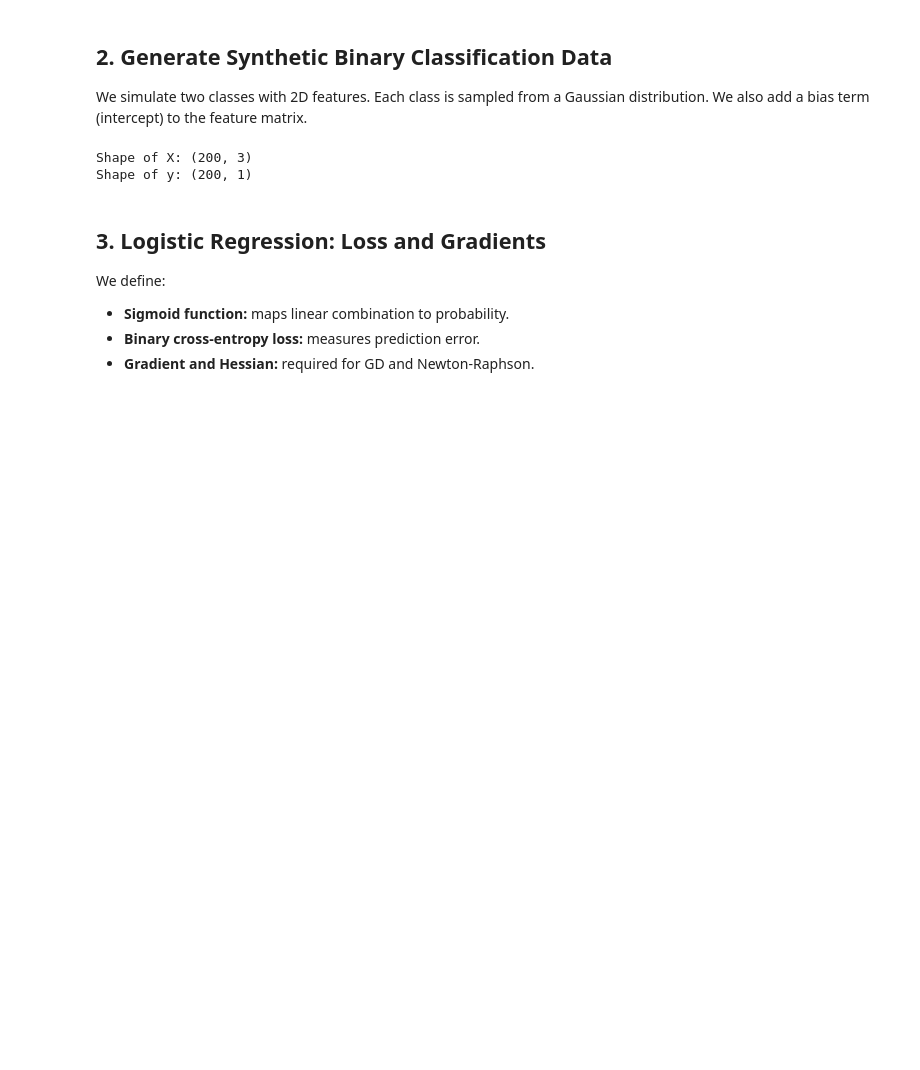
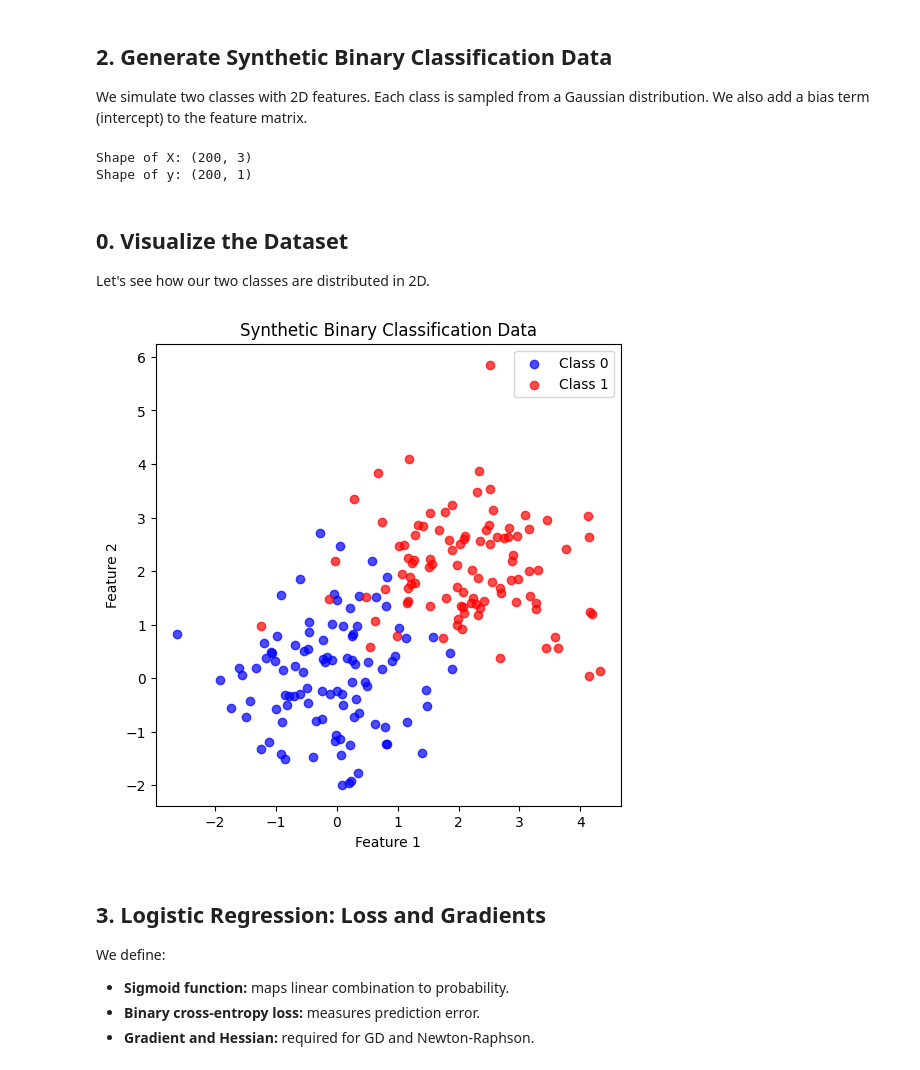
Before and after one commit to yadavrishikesh/Deep-Learning-Slides-Code, a Jupyter notebook: code/DL_OptimizationAlgorithm.ipynb, the cells around one changed output. Drawn from its saved outputs; the diff is of its cells as text; code cells hidden in the pictures; blank space fills up the shorter version.

```diff
--- a/code/DL_OptimizationAlgorithm.ipynb
+++ b/code/DL_OptimizationAlgorithm.ipynb
@@ -42,6 +42,21 @@ print("Shape of y:", y.shape)
 # %% [output]
 Shape of X: (200, 3)
 Shape of y: (200, 1)
+# %% [markdown]
+## 0. Visualize the Dataset
+
+Let's see how our two classes are distributed in 2D.
+# %%
+plt.figure(figsize=(6,6))
+plt.scatter(X[y.flatten()==0,1], X[y.flatten()==0,2], label='Class 0', color='blue', alpha=0.7)
+plt.scatter(X[y.flatten()==1,1], X[y.flatten()==1,2], label='Class 1', color='red', alpha=0.7)
+plt.xlabel('Feature 1')
+plt.ylabel('Feature 2')
+plt.title('Synthetic Binary Classification Data')
+plt.legend()
+plt.show()
+# %% [output]
+[figure, added]
 # %% [markdown]
 ## 3. Logistic Regression: Loss and Gradients
 We define:
```
